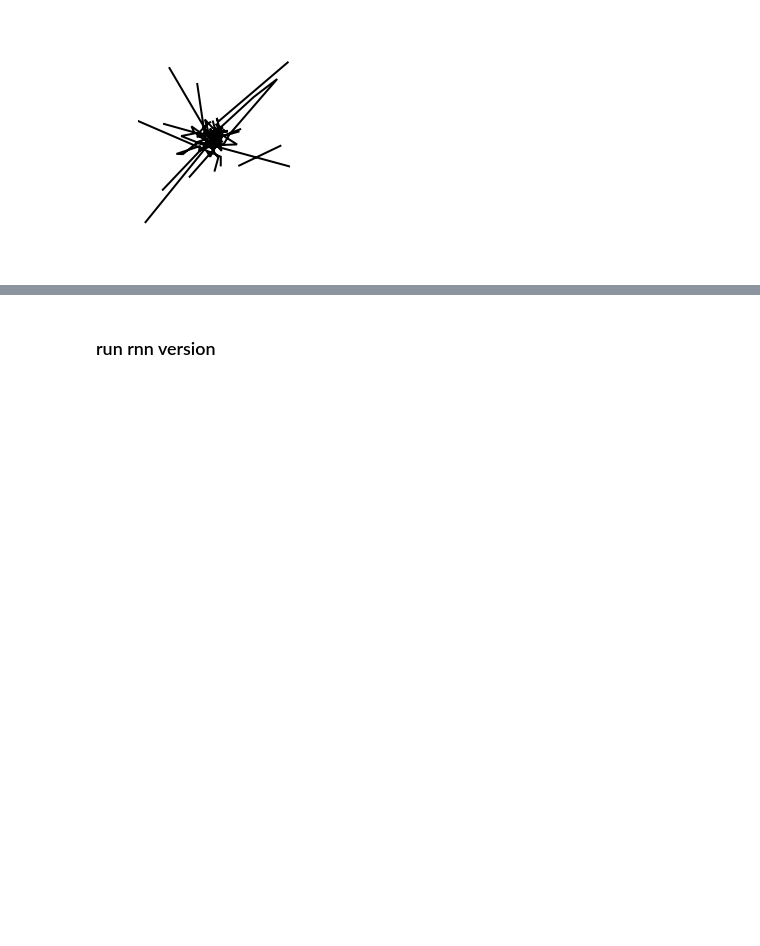
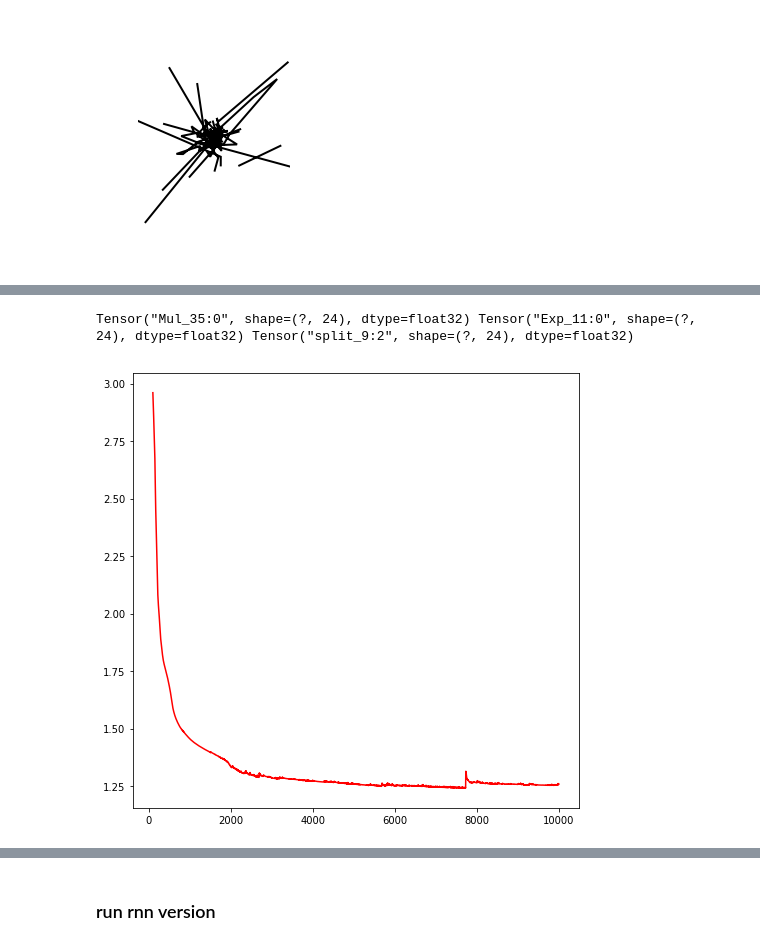
Before and after one commit to judithfan/pix2svg, a Jupyter notebook: tf_sketchy.ipynb, the cells around one changed output, grey strips where cells are left out. Cells and saved outputs as stored; diff of their text form; code cells hidden in the pictures; blank space fills up the shorter version.

```diff
--- a/tf_sketchy.ipynb
+++ b/tf_sketchy.ipynb
@@ -860,0 +1176,78 @@ plt.show()
+# %%
+NHIDDEN = 24
+STDEV = 0.5
+KMIX = 24 # number of mixtures
+NOUT = KMIX * 3 # pi, mu, stdev
+
+x = tf.placeholder(dtype=tf.float32, shape=[None,1], name="x")
+y = tf.placeholder(dtype=tf.float32, shape=[None,1], name="y")
+
+Wh = tf.Variable(tf.random_normal([1,NHIDDEN], stddev=STDEV, dtype=tf.float32))
+bh = tf.Variable(tf.random_normal([1,NHIDDEN], stddev=STDEV, dtype=tf.float32))
+
+Wo = tf.Variable(tf.random_normal([NHIDDEN,NOUT], stddev=STDEV, dtype=tf.float32))
+bo = tf.Variable(tf.random_normal([1,NOUT], stddev=STDEV, dtype=tf.float32))
+
+hidden_layer = tf.nn.tanh(tf.matmul(x, Wh) + bh)
+output = tf.matmul(hidden_layer,Wo) + bo
+
+def get_mixture_coef(output):
+    out_pi = tf.placeholder(dtype=tf.float32, shape=[None,KMIX], name="mixparam")
+    out_sigma = tf.placeholder(dtype=tf.float32, shape=[None,KMIX], name="mixparam")
+    out_mu = tf.placeholder(dtype=tf.float32, shape=[None,KMIX], name="mixparam")
+
+    out_pi, out_sigma, out_mu = tf.split(output,3,1)
+
+    max_pi = tf.reduce_max(out_pi, 1, keep_dims=True)
+    out_pi = tf.subtract(out_pi, max_pi)
+
+    out_pi = tf.exp(out_pi)
+
+    normalize_pi = tf.reciprocal(tf.reduce_sum(out_pi, 1, keep_dims=True))
+    out_pi = tf.multiply(normalize_pi, out_pi)
+
+    out_sigma = tf.exp(out_sigma)
+
+    return out_pi, out_sigma, out_mu
+
+out_pi, out_sigma, out_mu = get_mixture_coef(output)
+# %% [output]
+Tensor("Mul_35:0", shape=(?, 24), dtype=float32) Tensor("Exp_11:0", shape=(?, 24), dtype=float32) Tensor("split_9:2", shape=(?, 24), dtype=float32)
+# %%
+NSAMPLE = 2500
+
+y_data = np.float32(np.random.uniform(-10.5, 10.5, (1, NSAMPLE))).T
+r_data = np.float32(np.random.normal(size=(NSAMPLE,1))) # random noise
+x_data = np.float32(np.sin(0.75*y_data)*7.0+y_data*0.5+r_data*1.0)
+
+oneDivSqrtTwoPI = 1 / math.sqrt(2*math.pi) # normalisation factor for gaussian, not needed.
+def tf_normal(y, mu, sigma):
+    result = tf.subtract(y, mu)
+    result = tf.multiply(result,tf.reciprocal(sigma))
+    result = -tf.square(result)/2
+    return tf.multiply(tf.exp(result),tf.reciprocal(sigma))*oneDivSqrtTwoPI
+
+def get_lossfunc(out_pi, out_sigma, out_mu, y):
+    result = tf_normal(y, out_mu, out_sigma)
+    result = tf.multiply(result, out_pi)
+    result = tf.reduce_sum(result, 1, keep_dims=True)
+    result = -tf.log(result)
+    return tf.reduce_mean(result)
+
+lossfunc = get_lossfunc(out_pi, out_sigma, out_mu, y)
+train_op = tf.train.AdamOptimizer().minimize(lossfunc)
+
+sess = tf.InteractiveSession()
+sess.run(tf.global_variables_initializer())
+
+NEPOCH = 10000
+loss = np.zeros(NEPOCH) # store the training progress here.
+for i in range(NEPOCH):
+    sess.run(train_op,feed_dict={x: x_data, y: y_data})
+    loss[i] = sess.run(lossfunc, feed_dict={x: x_data, y: y_data})
+# %%
+plt.figure(figsize=(8, 8))
+plt.plot(np.arange(100, NEPOCH,1), loss[100:], 'r-')
+plt.show()
+# %% [output]
+[figure, added]
```
Also changed, not shown: parts of 20 cells of this notebook, 1 other file.
